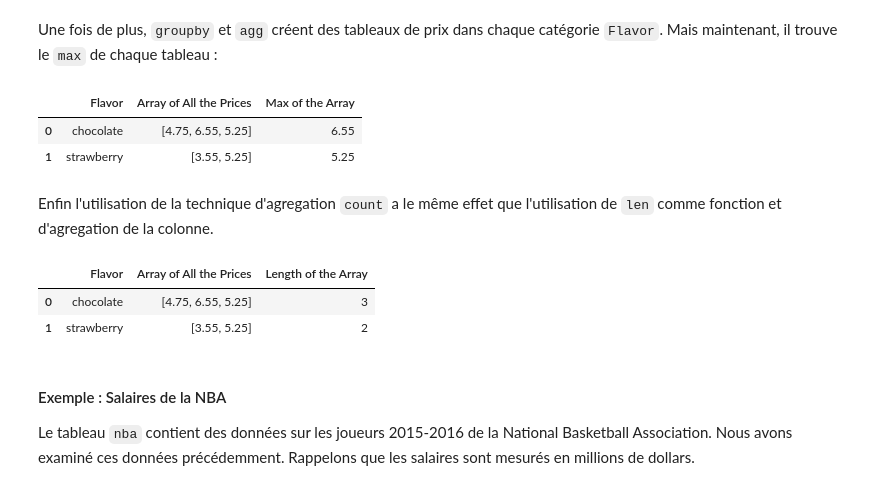
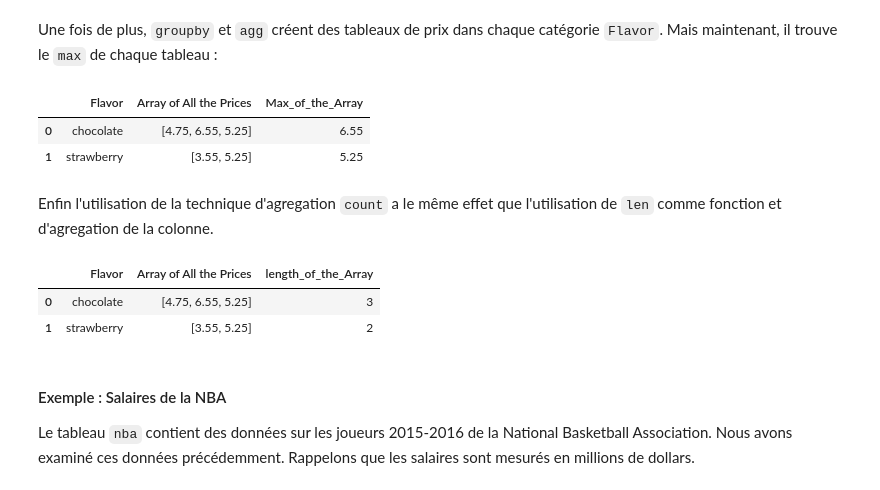
Before and after one commit to Thomas-Schatz/L1_Descartes_sciences_des_donnees, a Jupyter notebook: notes_de_cours/Séance1_CM.ipynb, the cells around one changed output. Saved outputs shown, nothing was run; the diff lists cells and outputs as text; code cells hidden in the pictures.

```diff
--- a/notes_de_cours/Séance1_CM.ipynb
+++ b/notes_de_cours/Séance1_CM.ipynb
@@ -1770,21 +1777,17 @@ cones.groupby('Flavor').agg(Price_max=('Price', max))
 # %% [markdown]
 Une fois de plus, `groupby` et `agg` créent des tableaux de prix dans chaque catégorie `Flavor`. Mais maintenant, il trouve le `max` de chaque tableau :
 # %%
-price_maxes = grouped_cones.copy()
-price_maxes['Max of the Array'] = [max(cones_choc), max(cones_strawb)]
-price_maxes
+grouped_cones.assign(Max_of_the_Array=[max(cones_choc), max(cones_strawb)])
 # %% [output]
-|  | Flavor | Array of All the Prices | Max of the Array |
+|  | Flavor | Array of All the Prices | Max_of_the_Array |
 | 0 | chocolate | [4.75, 6.55, 5.25] | 6.55 |
 | 1 | strawberry | [3.55, 5.25] | 5.25 |
 # %% [markdown]
 Enfin l'utilisation de la technique d'agregation `count` a le même effet que l'utilisation de `len` comme fonction et d'agregation de la colonne.
 # %%
-length = grouped_cones.copy()
-length['Length of the Array'] = [len(cones_choc), len(cones_strawb)]
-length
+grouped_cones.assign(length_of_the_Array=[len(cones_choc), len(cones_strawb)])
 # %% [output]
-|  | Flavor | Array of All the Prices | Length of the Array |
+|  | Flavor | Array of All the Prices | length_of_the_Array |
 | 0 | chocolate | [4.75, 6.55, 5.25] | 3 |
 | 1 | strawberry | [3.55, 5.25] | 2 |
 # %% [markdown]
```
Also changed, not shown: parts of 78 cells of this notebook.
